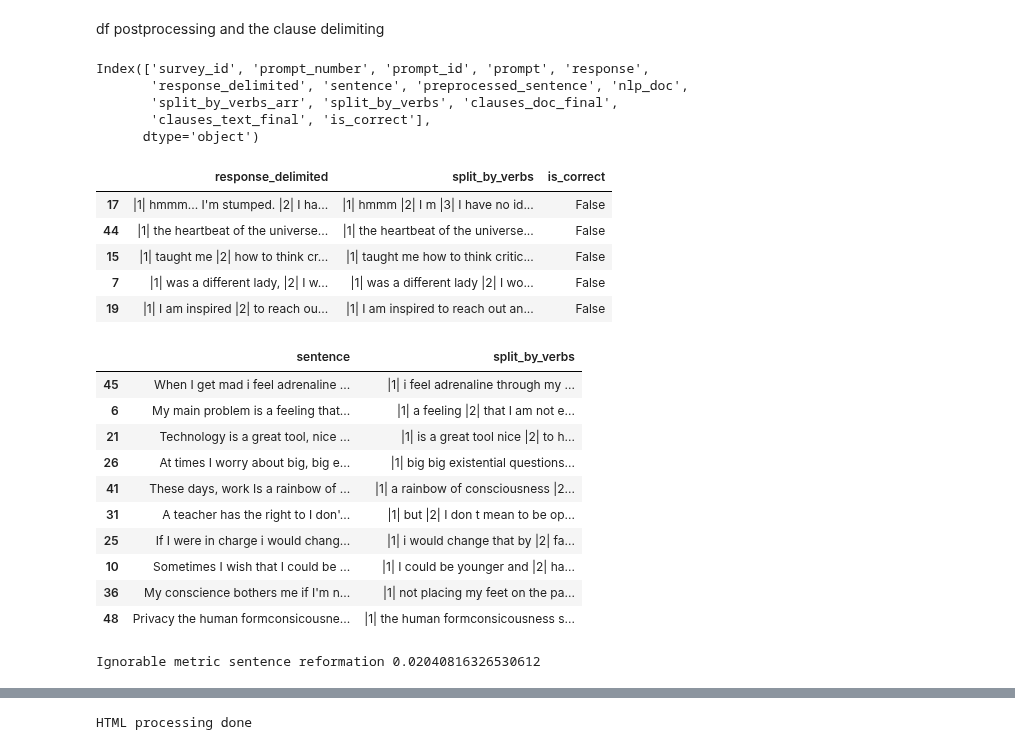
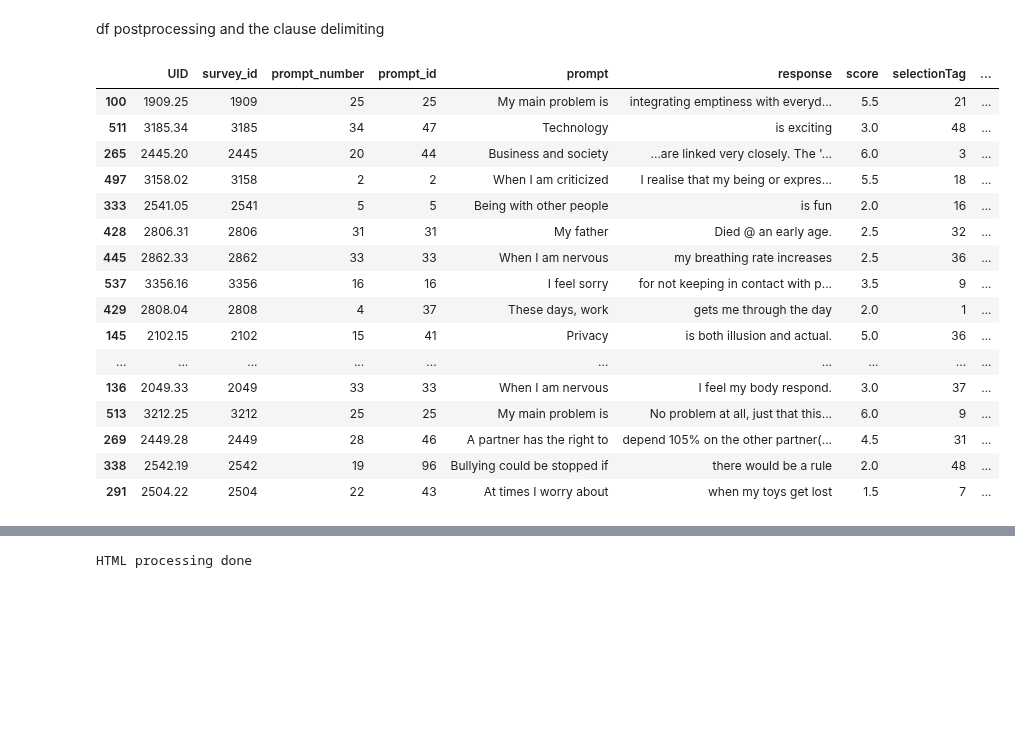
Before and after one commit to perspegrity5/SL_NLP_PassiveActive1, a Jupyter notebook: spacy_classifiers.ipynb, the cells around one changed output, grey strips where cells are left out. Saved outputs shown, nothing was run; the diff lists cells and outputs as text; code cells hidden in the pictures; blank space fills up the shorter version.

```diff
--- a/spacy_classifiers.ipynb
+++ b/spacy_classifiers.ipynb
@@ -25,7 +26,7 @@ import spacy
 import html
 from spacy import displacy
 
-nlp = spacy.load('en_core_web_lg')
+nlp = spacy.load('en_core_web_md')
 print("Loaded models")
 # %% [output]
 Loaded models
@@ -105,0 +40,7 @@ Index(['survey_id', 'prompt_number', 'prompt_id', 'prompt', 'response',
+# %%
+from io import StringIO
+import pandas as pd, numpy as np
+
+df = pd.read_csv("./input.csv")
+print(df.columns)
+df.sample(frac=1).head()
@@ -199,8 +152,6 @@ df.sample(frac = 1).head()
 # %% [markdown]
 df postprocessing and the clause delimiting
 # %%
-df['split_by_verbs'] = df['split_by_verbs_arr'].apply(lambda op : ' '.join(["|{}| {}".format(i+1, op[i]) for i in range(len(op))]))
-
 def remove_prompts(df):
     prompt, tokens_arr = df.prompt, df.split_by_verbs_arr
     pdoc = nlp(prompt)
@@ -211,80 +162,54 @@ def remove_prompts(df):
         if len(new_clause) >= 0:
             new_arr.append(new_clause)
     return [x for x in new_arr if len(x) != 0]
 
 def process_text_df(clauses_arr):
     new_arr = []
     # first pass
     first_pass = []
     tok_arr = [[ tok.i for tok in clause] for clause in clauses_arr]
 
     for i in range(len(tok_arr)):
         x = tok_arr[i]
         if len(x) ==  0:
             continue
         is_subset = False
         for y in tok_arr:
             if set(x).issubset(y) and not set(x) == set(y):
                 is_subset = True
         if not is_subset:
             first_pass.append(clauses_arr[i])
 
     for clauses in first_pass:
         if len(clauses) == 0:
             continue
         txt = get_text_from_tokens(clauses)
         new_arr.append(txt)
 
     return new_arr
 
-ignore_df = None
-if "prompt" in df.columns:
-    df['clauses_doc_final'] = df[['prompt', 'split_by_verbs_arr']].apply(remove_prompts, axis = 1)
-    df['clauses_text_final'] = df['clauses_doc_final'].apply(process_text_df)
-    df['split_by_verbs'] = df['clauses_text_final'].apply(lambda op : ' '.join(["|{}| {}".format(i+1, op[i]) for i in range(len(op))]))
-    df['is_correct'] = df.apply(lambda x : re.sub("[a-z0-9]+", "", x['response_delimited'].strip().lower()) == re.sub("[a-z0-9]+", "", x['split_by_verbs'].strip().lower()), axis = 1)
-    ignore_df = df[['response_delimited', 'split_by_verbs', 'is_correct']].sample(frac = 1).head()
-else:
-    df['split_by_verbs_arr_cleaned'] = df['split_by_verbs_arr'].apply(process_text_df)
-    df['split_by_verbs'] = df['split_by_verbs_arr_cleaned'].apply(lambda op : ' '.join(["||{}| {}".format(i+1, op[i]) for i in range(len(op))]))
-    df['tokens_set'] = df['nlp_doc'].apply(lambda doc : ";".join(["{}={}, {}, {}".format(token.text, token.tag_, token.dep_, token.pos_) for token in doc]))
-    df[['tempID', 'sentence', 'split_by_verbs', 'tokens_set']].to_csv("./output.csv", index = False)
-    df['reconstructed'] = df['split_by_verbs'].apply(lambda x : re.sub("\s+", " ", re.sub("\|\|\d+\|", "", x)))
-    df['is_correct'] = df.apply(lambda x : re.sub("[a-z0-9]+", "", x['preprocessed_sentence'].strip().lower()) == re.sub("[a-zA-Z0-9]+", "", x['reconstructed'].strip().lower()), axis = 1)
-    ignore_df = df[['preprocessed_sentence', 'reconstructed', 'is_correct']].sample(frac=1).head()
-
-print(df.columns)
-ignore_df
+df['clauses_doc_final'] = df[['prompt', 'split_by_verbs_arr']].apply(remove_prompts, axis = 1)
+df['clauses_text_final'] = df['clauses_doc_final'].apply(process_text_df)
+df['split_by_verbs_arr_cleaned'] = df['split_by_verbs_arr'].apply(process_text_df)
+df.sample(frac = 1).head(20)
 # %% [output]
-Index(['survey_id', 'prompt_number', 'prompt_id', 'prompt', 'response',
-       'response_delimited', 'sentence', 'preprocessed_sentence', 'nlp_doc',
-       'split_by_verbs_arr', 'split_by_verbs', 'clauses_doc_final',
-       'clauses_text_final', 'is_correct'],
-      dtype='object')
-|  | response_delimited | split_by_verbs | is_correct |
-| 17 | |1| hmmm... I'm stumped. |2| I ha... | |1| hmmm |2| I m |3| I have no id... | False |
-| 44 | |1| the heartbeat of the universe... | |1| the heartbeat of the universe... | False |
-| 15 | |1| taught me |2| how to think cr... | |1| taught me how to think critic... | False |
-| 7 | |1| was a different lady, |2| I w... | |1| was a different lady |2| I wo... | False |
-| 19 | |1| I am inspired |2| to reach ou... | |1| I am inspired to reach out an... | False |
+|  | UID | survey_id | prompt_number | prompt_id | prompt | response | score | selectionTag | ... |
+| 100 | 1909.25 | 1909 | 25 | 25 | My main problem is | integrating emptiness with everyd... | 5.5 | 21 | ... |
+| 511 | 3185.34 | 3185 | 34 | 47 | Technology | is exciting | 3.0 | 48 | ... |
+| 265 | 2445.20 | 2445 | 20 | 44 | Business and society | ...are linked very closely. The '... | 6.0 | 3 | ... |
+| 497 | 3158.02 | 3158 | 2 | 2 | When I am criticized | I realise that my being or expres... | 5.5 | 18 | ... |
+| 333 | 2541.05 | 2541 | 5 | 5 | Being with other people | is fun | 2.0 | 16 | ... |
+| 428 | 2806.31 | 2806 | 31 | 31 | My father | Died @ an early age. | 2.5 | 32 | ... |
+| 445 | 2862.33 | 2862 | 33 | 33 | When I am nervous | my breathing rate increases | 2.5 | 36 | ... |
+| 537 | 3356.16 | 3356 | 16 | 16 | I feel sorry | for not keeping in contact with p... | 3.5 | 9 | ... |
+| 429 | 2808.04 | 2808 | 4 | 37 | These days, work | gets me through the day | 2.0 | 1 | ... |
+| 145 | 2102.15 | 2102 | 15 | 41 | Privacy | is both illusion and actual. | 5.0 | 36 | ... |
+| ... | ... | ... | ... | ... | ... | ... | ... | ... | ... |
+| 136 | 2049.33 | 2049 | 33 | 33 | When I am nervous | I feel my body respond. | 3.0 | 37 | ... |
+| 513 | 3212.25 | 3212 | 25 | 25 | My main problem is | No problem at all, just that this... | 6.0 | 9 | ... |
+| 269 | 2449.28 | 2449 | 28 | 46 | A partner has the right to | depend 105% on the other partner(... | 4.5 | 31 | ... |
+| 338 | 2542.19 | 2542 | 19 | 96 | Bullying could be stopped if | there would be a rule | 2.0 | 48 | ... |
+| 291 | 2504.22 | 2504 | 22 | 43 | At times I worry about | when my toys get lost | 1.5 | 7 | ... |
-# %%
-df[['sentence', 'split_by_verbs']].sample(frac = 10/df.shape[0])
-# %% [output]
-|  | sentence | split_by_verbs |
-| 45 | When I get mad i feel adrenaline ... | |1| i feel adrenaline through my ... |
-| 6 | My main problem is a feeling that... | |1| a feeling |2| that I am not e... |
-| 21 | Technology is a great tool, nice ... | |1| is a great tool nice |2| to h... |
-| 26 | At times I worry about big, big e... | |1| big big existential questions... |
-| 41 | These days, work Is a rainbow of ... | |1| a rainbow of consciousness |2... |
-| 31 | A teacher has the right to I don'... | |1| but |2| I don t mean to be op... |
-| 25 | If I were in charge i would chang... | |1| i would change that by |2| fa... |
-| 10 | Sometimes I wish that I could be ... | |1| I could be younger and |2| ha... |
-| 36 | My conscience bothers me if I'm n... | |1| not placing my feet on the pa... |
-| 48 | Privacy the human formconsicousne... | |1| the human formconsicousness s... |
-# %%
-print("Ignorable metric sentence reformation", df[df.is_correct].shape[0]/df.shape[0])
-# %% [output]
-Ignorable metric sentence reformation 0.02040816326530612
 # %%
 a_poss, p_yn, p_beverb, p_get, a_def, undef = "A_pron_x", "P_yn", "P_bevb_x", "P_get_x", "A_def", "Undefined"
 
```
Also changed, not shown: parts of 8 cells of this notebook, 6 other files.
